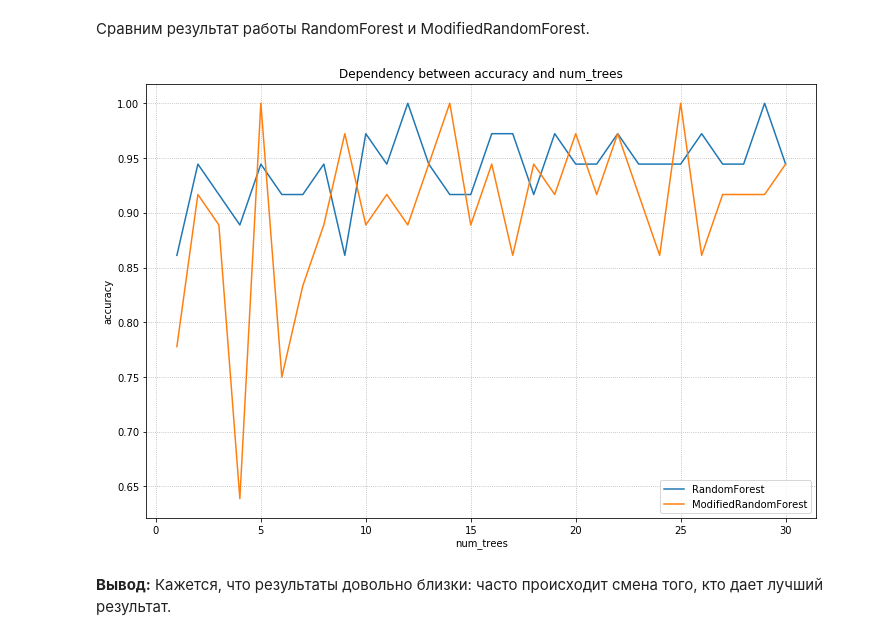
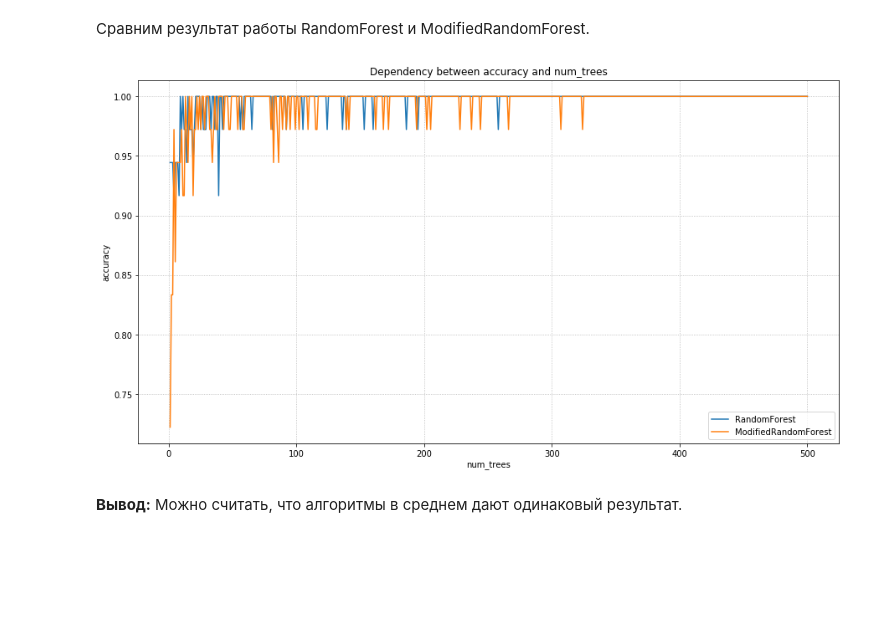
Before and after one commit to svinkapeppa/ML_1, a Jupyter notebook: hw3/main.ipynb, the cells around one changed output. Drawn from its saved outputs; the diff is of its cells as text; code cells hidden in the pictures; blank space fills up the shorter version.

```diff
--- a/hw3/main.ipynb
+++ b/hw3/main.ipynb
@@ -144,15 +166,15 @@ accuracy = 1.0000
 train_accuracy = []
 test_accuracy = []
 
-for i in range(1, 31):
-    rf = RandomForest(i, max_features='sqrt')
+for i in range(1, 501):
+    rf = RandomForest(i, max_depth=10, max_features='sqrt')
     rf = rf.fit(X_train, y_train)
     train_accuracy += [accuracy_score(rf.predict(X_train), y_train)]
     test_accuracy += [accuracy_score(rf.predict(X_test), y_test)]
 
-plt.figure(figsize=(12,8))
-plt.plot(range(1, 31), train_accuracy, label='train')
-plt.plot(range(1, 31), test_accuracy, label='test')
+plt.figure(figsize=(15,8))
+plt.plot(range(1, 501), train_accuracy, label='train')
+plt.plot(range(1, 501), test_accuracy, label='test')
 plt.xlabel('num_trees')
 plt.ylabel('accuracy')
 plt.grid(ls=':')
@@ -168,18 +190,20 @@ plt.show()
 # %%
 accuracy, sklearn_accuracy = [], []
 
-for i in range(1, 31):
-    rf = RandomForest(num_trees=i, max_features='log2', criterion='entropy')
+for i in range(1, 501):
+    rf = RandomForest(num_trees=i, max_features='log2',
+                      max_depth=10, criterion='entropy')
     rf.fit(X_train, y_train)
     accuracy += [accuracy_score(y_test, rf.predict(X_test))]
 
-    rf = RandomForestClassifier(n_estimators=i, max_features='log2', criterion='entropy')
+    rf = RandomForestClassifier(n_estimators=i, max_features='log2',
+                                max_depth=10, criterion='entropy')
     rf.fit(X_train, y_train)
     sklearn_accuracy += [accuracy_score(y_test, rf.predict(X_test))]
 
-plt.figure(figsize=(12,8))
-plt.plot(range(1, 31), accuracy, label='RandomForest')
-plt.plot(range(1, 31), sklearn_accuracy, label='RandomForestClassifier')
+plt.figure(figsize=(15,8))
+plt.plot(range(1, 501), accuracy, label='RandomForest')
+plt.plot(range(1, 501), sklearn_accuracy, label='RandomForestClassifier')
 plt.xlabel('num_trees')
 plt.ylabel('accuracy')
 plt.grid(ls=':')
@@ -228,36 +252,38 @@ class ModifiedRandomForest(BaseEstimator, ClassifierMixin):
         return self
 
     def predict(self, X_test):
-        y_pred = np.zeros(X_test.shape[0])
+        y_pred = []
 
         for i, tree in enumerate(self.trees):
-            y_pred += tree.predict(X_test.iloc[:, self.features[i]])
+            y_pred += [tree.predict(X_test.iloc[:, self.features[i]])]
 
-        return np.around(y_pred / self.num_trees)
+        return np.array([np.argmax(np.bincount(column)) for column in np.array(y_pred).T])
 # %% [markdown]
 Сравним результат работы RandomForest и ModifiedRandomForest.
 # %%
 accuracy, modified_accuracy = [], []
 
-for i in range(1, 31):
-    rf = RandomForest(num_trees=i, max_features='log2', criterion='entropy')
+for i in range(1, 501):
+    rf = RandomForest(num_trees=i, max_features='log2',
+                      max_depth=10, criterion='entropy')
     rf.fit(X_train, y_train)
     accuracy += [accuracy_score(y_test, rf.predict(X_test))]
 
-    rf = ModifiedRandomForest(num_trees=i, max_features='log2', criterion='entropy')
+    rf = ModifiedRandomForest(num_trees=i, max_features='log2',
+                              max_depth=10, criterion='entropy')
     rf.fit(X_train, y_train)
     modified_accuracy += [accuracy_score(y_test, rf.predict(X_test))]
 
-plt.figure(figsize=(12,8))
-plt.plot(range(1, 31), accuracy, label='RandomForest')
-plt.plot(range(1, 31), modified_accuracy, label='ModifiedRandomForest')
+plt.figure(figsize=(15,8))
+plt.plot(range(1, 501), accuracy, label='RandomForest')
+plt.plot(range(1, 501), modified_accuracy, label='ModifiedRandomForest')
 plt.xlabel('num_trees')
 plt.ylabel('accuracy')
 plt.grid(ls=':')
 plt.legend(loc='best')
 plt.title('Dependency between accuracy and num_trees')
 plt.show()
 # %% [output]
-[figure, old version]
+[figure, new version]
-# %% [markdown]
-**Вывод:** Кажется, что результаты довольно близки: часто происходит смена того, кто дает лучший результат.
+# %% [markdown]
+**Вывод:** Можно считать, что алгоритмы в среднем дают одинаковый результат.
```
Also changed, not shown: parts of 15 cells of this notebook, 3 other files.
